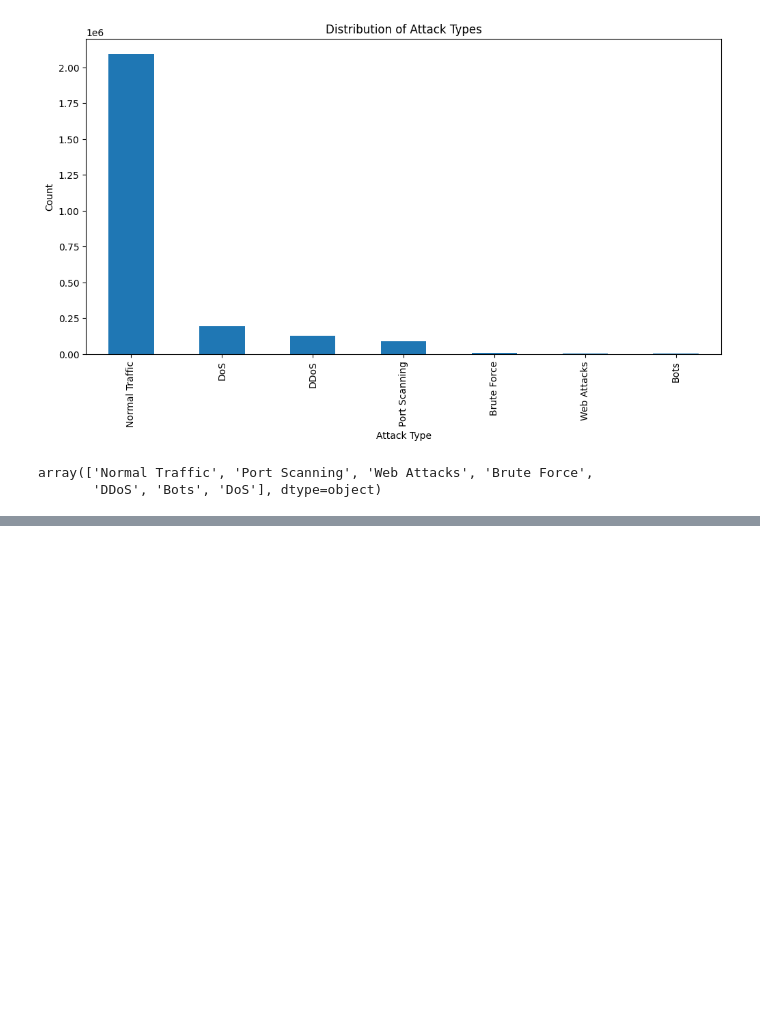
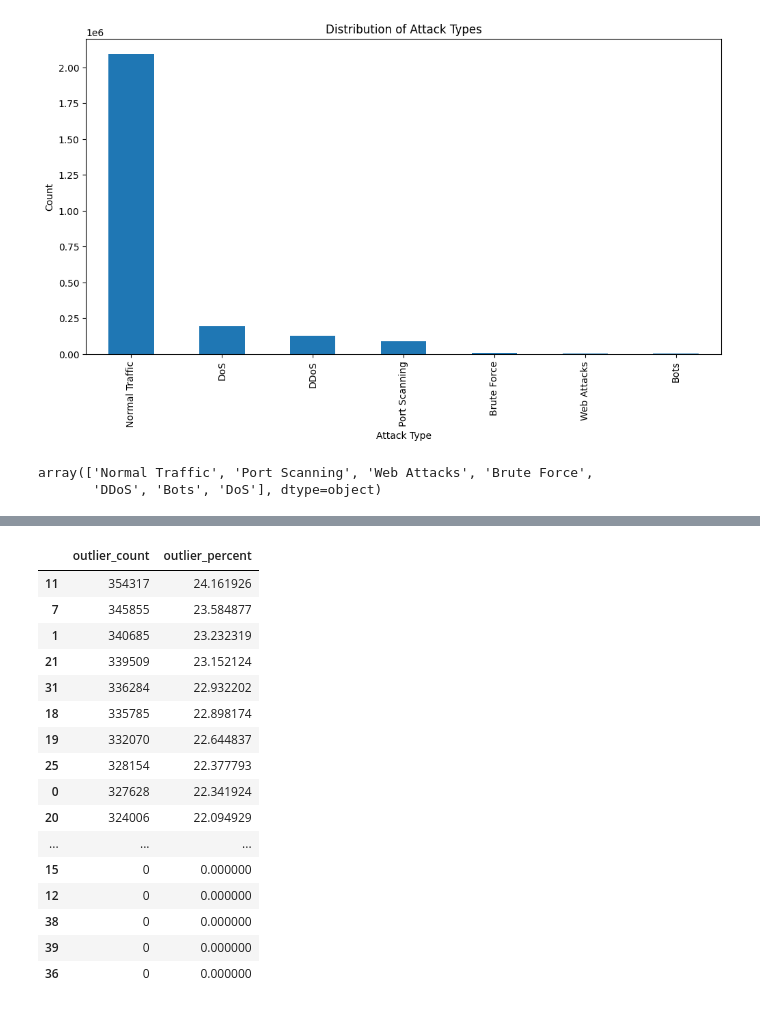
Before and after one commit to nourhan-osama8/IDS_AI, a Jupyter notebook: GP_CICIDs.ipynb, the cells around one changed output, grey strips where cells are left out. Cells and saved outputs as stored; diff of their text form; code cells hidden in the pictures; blank space fills up the shorter version.

```diff
--- a/GP_CICIDs.ipynb
+++ b/GP_CICIDs.ipynb
@@ -252,10 +269,13 @@ X_train_oc_scaled = standard.fit_transform(robust.fit_transform(X_train[y_train=
 # %%
 # Train only on normal traffic
 iso_forest = IsolationForest(
-    n_estimators=300,        # number of trees
-    max_samples='auto',      # sample size
-    contamination=0.10,      # expected proportion of outliers
+    n_estimators=400,
+    max_samples='auto',
+    contamination=0.10,
+    max_features=1.0,
+    bootstrap=False,
+    n_jobs=-1,
     random_state=42
 )
-iso_forest.fit(X_train_oc)
+iso_forest.fit(X_train_oc_scaled)
 # %% [output]
@@ -281,0 +313,42 @@ Normal Traffic       0.83      1.00      0.91    314259
+# %%
+# detect outliers with iqr
+
+Q1 = np.percentile(X_train_oc_scaled, 25, axis=0)
+Q3 = np.percentile(X_train_oc_scaled, 75, axis=0)
+IQR = Q3 - Q1
+
+lower_bound = Q1 - 1.5 * IQR
+upper_bound = Q3 + 1.5 * IQR
+
+# Count outliers per feature
+outlier_counts = ((X_train_oc_scaled < lower_bound) | (X_train_oc_scaled > upper_bound)).sum(axis=0)
+outlier_percent = outlier_counts / X_train_oc_scaled.shape[0] * 100
+
+
+outliers_df = pd.DataFrame({
+    'outlier_count': outlier_counts,
+    'outlier_percent': outlier_percent
+})
+
+
+pd.set_option('display.max_rows', None)
+
+display(outliers_df.sort_values('outlier_percent', ascending=False))
+# %% [output]
+|  | outlier_count | outlier_percent |
+| 11 | 354317 | 24.161926 |
+| 7 | 345855 | 23.584877 |
+| 1 | 340685 | 23.232319 |
+| 21 | 339509 | 23.152124 |
+| 31 | 336284 | 22.932202 |
+| 18 | 335785 | 22.898174 |
+| 19 | 332070 | 22.644837 |
+| 25 | 328154 | 22.377793 |
+| 0 | 327628 | 22.341924 |
+| 20 | 324006 | 22.094929 |
+| ... | ... | ... |
+| 15 | 0 | 0.000000 |
+| 12 | 0 | 0.000000 |
+| 38 | 0 | 0.000000 |
+| 39 | 0 | 0.000000 |
+| 36 | 0 | 0.000000 |
```
Also changed, not shown: parts of 24 cells of this notebook.
